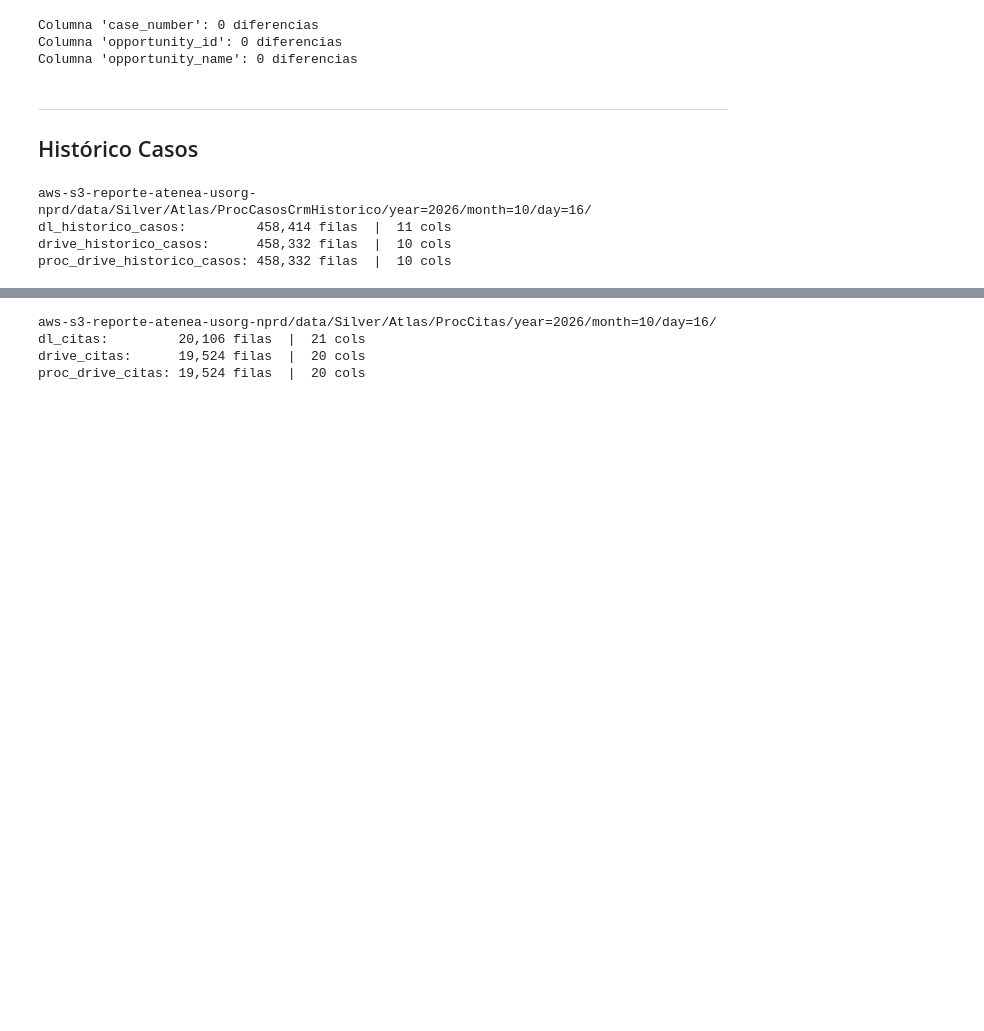
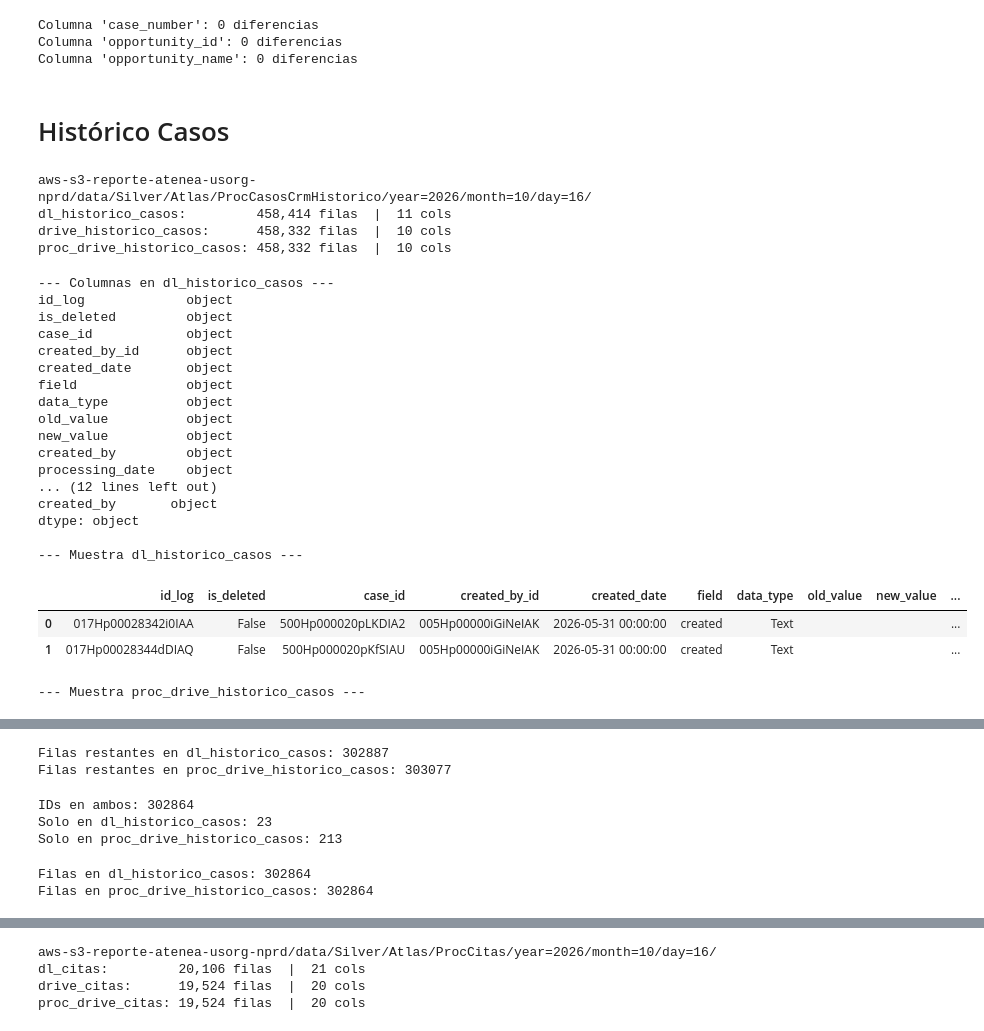
Before and after one commit to rene-aum/Atlas, a Jupyter notebook: CasosDeUso/CasosErick/carga_datalake.ipynb, the cells around one changed output, grey strips where cells are left out. Drawn from its saved outputs; the diff is of its cells as text; code cells hidden in the pictures; blank space fills up the shorter version.

```diff
--- a/CasosDeUso/CasosErick/carga_datalake.ipynb
+++ b/CasosDeUso/CasosErick/carga_datalake.ipynb
@@ -256,8 +256,7 @@ Columna 'case_number': 0 diferencias
 Columna 'opportunity_id': 0 diferencias
 Columna 'opportunity_name': 0 diferencias
 # %% [markdown]
----
-## Histórico Casos
+# Histórico Casos
 # %%
 dl_historico_casos         = ah.read_latest_partition(base_path=SILVER_BASE + 'ProcCasosCrmHistorico/')
 drive_historico_casos      = pd.read_csv('historico_casos.csv', encoding=CSV_ENCODING)
@@ -270,3 +269,37 @@ aws-s3-reporte-atenea-usorg-nprd/data/Silver/Atlas/ProcCasosCrmHistorico/year=20
 dl_historico_casos:         458,414 filas  |  11 cols
 drive_historico_casos:      458,332 filas  |  10 cols
 proc_drive_historico_casos: 458,332 filas  |  10 cols
+# %%
+print("--- Columnas en dl_historico_casos ---")
+print(dl_historico_casos.dtypes)
+
+print("\n--- Columnas en proc_drive_historico_casos ---")
+print(proc_drive_historico_casos.dtypes)
+
+print("\n--- Muestra dl_historico_casos ---")
+display(dl_historico_casos.head(2))
+
+print("\n--- Muestra proc_drive_historico_casos ---")
+display(proc_drive_historico_casos.head(2))
+# %% [output]
+--- Columnas en dl_historico_casos ---
+id_log             object
+is_deleted         object
+case_id            object
+created_by_id      object
+created_date       object
+field              object
+data_type          object
+old_value          object
+new_value          object
+created_by         object
+processing_date    object
+... (12 lines left out)
+created_by       object
+dtype: object
+
+--- Muestra dl_historico_casos ---
+|  | id_log | is_deleted | case_id | created_by_id | created_date | field | data_type | old_value | new_value | ... |
+| 0 | 017Hp00028342i0IAA | False | 500Hp000020pLKDIA2 | 005Hp00000iGiNeIAK | 2026-05-31 00:00:00 | created | Text |  |  | ... |
+| 1 | 017Hp00028344dDIAQ | False | 500Hp000020pKfSIAU | 005Hp00000iGiNeIAK | 2026-05-31 00:00:00 | created | Text |  |  | ... |
+--- Muestra proc_drive_historico_casos ---
@@ -272,0 +309,41 @@ proc_drive_historico_casos: 458,332 filas  |  10 cols
+# %%
+import pandas as pd
+
+fecha_corte = '2026-08-17'
+
+# 1. Convertir created_date a datetime de forma segura
+dl_historico_casos['created_date'] = pd.to_datetime(dl_historico_casos['created_date'], errors='coerce')
+proc_drive_historico_casos['created_date'] = pd.to_datetime(proc_drive_historico_casos['created_date'], errors='coerce')
+
+# 2. Filtrar a partir del 17 de agosto de 2026
+dl_historico_casos = dl_historico_casos[dl_historico_casos['created_date'] >= fecha_corte]
+proc_drive_historico_casos = proc_drive_historico_casos[proc_drive_historico_casos['created_date'] >= fecha_corte]
+
+# 3. Mostrar conteos resultantes
+print("Filas restantes en dl_historico_casos:", len(dl_historico_casos))
+print("Filas restantes en proc_drive_historico_casos:", len(proc_drive_historico_casos))
+# %% [output]
+Filas restantes en dl_historico_casos: 302887
+Filas restantes en proc_drive_historico_casos: 303077
+# %%
+ids_dl = set(dl_historico_casos['id_log'].dropna())
+ids_proc = set(proc_drive_historico_casos['id_log'].dropna())
+
+print("IDs en ambos:", len(ids_dl & ids_proc))
+print("Solo en dl_historico_casos:", len(ids_dl - ids_proc))
+print("Solo en proc_drive_historico_casos:", len(ids_proc - ids_dl))
+# %% [output]
+IDs en ambos: 302864
+Solo en dl_historico_casos: 23
+Solo en proc_drive_historico_casos: 213
+# %%
+ids_comunes = ids_dl & ids_proc
+
+dl_historico_casos = dl_historico_casos[dl_historico_casos['id_log'].isin(ids_comunes)]
+proc_drive_historico_casos = proc_drive_historico_casos[proc_drive_historico_casos['id_log'].isin(ids_comunes)]
+
+print("Filas en dl_historico_casos:", len(dl_historico_casos))
+print("Filas en proc_drive_historico_casos:", len(proc_drive_historico_casos))
+# %% [output]
+Filas en dl_historico_casos: 302864
+Filas en proc_drive_historico_casos: 302864
```
Also changed, not shown: parts of 11 cells of this notebook.
